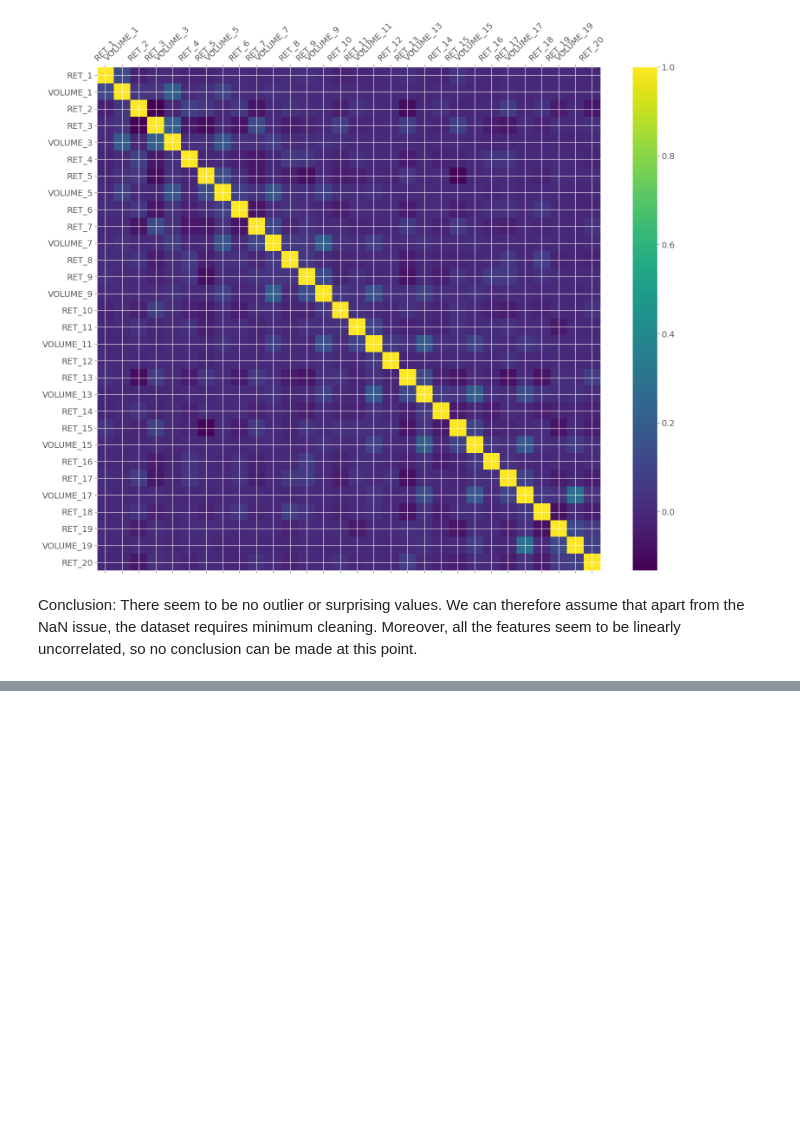
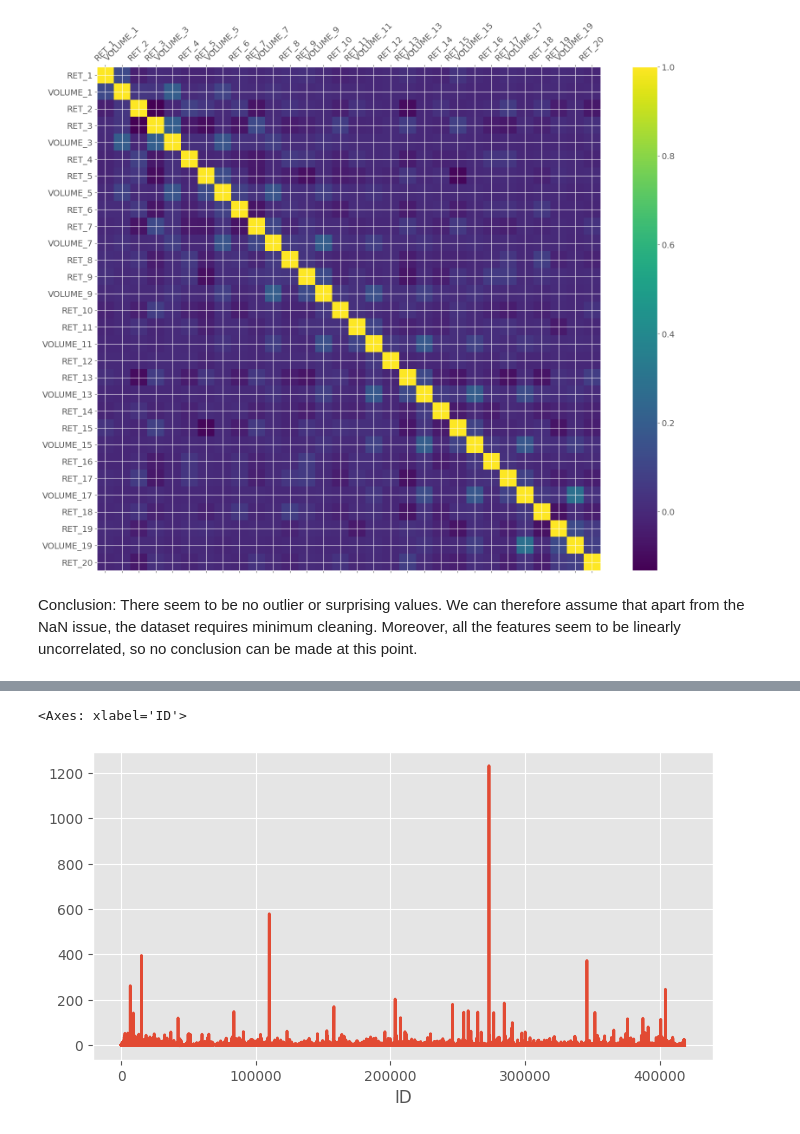
Before and after one commit to wantToL/statistical-methods-for-noisy-data, a Jupyter notebook: return-prediction.ipynb, the cells around one changed output, grey strips where cells are left out. Drawn from its saved outputs; the diff is of its cells as text; code cells hidden in the pictures; blank space fills up the shorter version.

```diff
--- a/return-prediction.ipynb
+++ b/return-prediction.ipynb
@@ -485,11 +273,0 @@ score_zero_rf.mean()
-# %%
-clf_mean_rf = Pipeline([("engin1", CombinedFeatureEngineer()),
-                        ('engin2', CombinedFeatureEngineer(gb_target_features = ['VOLUME'], gb_features = ['STOCK','INDUSTRY'])),
-                        ('selection', Features_select('pre-defini')),
-                        ("mean", SimpleImputer(missing_values=np.nan,strategy='mean')),
-                        ("scale", MinMaxScaler()),
-                        ("rf", RandomForestClassifier(n_estimators= 200, max_depth= 5))])
-
-clf_mean_rf.fit(X_train, y)
-score_mean_rf = cross_val_score(clf_mean_rf, X_train, y, cv=st_cv, scoring = 'accuracy')
-score_mean_rf.mean()
@@ -498,24 +273,0 @@ score_mean_rf.mean()
-# %%
-clf_mean_rf = Pipeline([("engin1", CombinedFeatureEngineer(shifts = [1,2,3,4], statistics = ['mean'],
-                                                           gb_features = ['SECTOR', 'DATE'],
-                                                          target_features = 'RET_' )),
-                        ('engin2', CombinedFeatureEngineer(shifts = [1,2,3,4],statistics = ['sum'],
-                                                           gb_target_features = 'AVG_VOL_WEEK',
-                                                           gb_features = ['SECTOR', 'DATE'],)),
-                        ('selection', Features_select(new_features_list=[
-                            'RET_1_SECTOR_DATE_mean','RET_2_SECTOR_DATE_mean','RET_3_SECTOR_DATE_mean',
-                            'RET_4_SECTOR_DATE_mean','AVG_VOL_WEEK1_SECTOR_DATE_sum','AVG_VOL_WEEK2_SECTOR_DATE_sum',
-                            'AVG_VOL_WEEK3_SECTOR_DATE_sum','AVG_VOL_WEEK4_SECTOR_DATE_sum','AVG_RET_WEEK1',
-                            'AVG_RET_WEEK2','AVG_RET_WEEK3','AVG_RET_WEEK4','STD_RET_WEEK1','STD_RET_WEEK2',
-                            'STD_RET_WEEK3','STD_RET_WEEK4','AVG_VOL_WEEK1','AVG_VOL_WEEK2','AVG_VOL_WEEK3'
-                            'AVG_VOL_WEEK4','STD_VOL_WEEK1','STD_VOL_WEEK2','STD_VOL_WEEK3','STD_VOL_WEEK4'
-                            ])),
-                        ("mean", SimpleImputer(missing_values=np.nan,strategy='constant', fill_value=0)),
-                        ("scale", MinMaxScaler()),
-                        ("rf", RandomForestClassifier(n_estimators= 200, max_depth= 5,verbose=1))
-                        ])
-
-
-clf_mean_rf.fit(X_train, y)
-score_mean_rf = cross_val_score(clf_mean_rf, X_train, y, cv=st_cv, scoring = 'accuracy')
-score_mean_rf.mean()
@@ -563,0 +286,5 @@ KeyError: 'Column not found: R_1'
+# %%
+X_train['VOLUME_1'].fillna(value = 0).plot()
+# %% [output]
+<Axes: xlabel='ID'>
+[figure, added]
```
Also changed, not shown: parts of 69 cells of this notebook.
